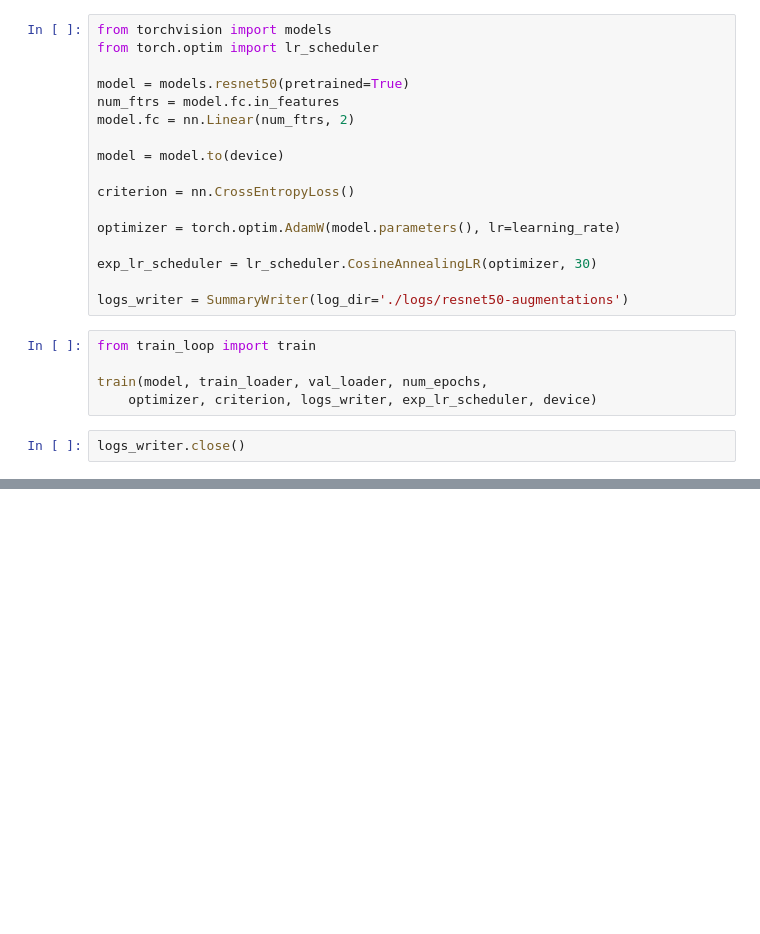
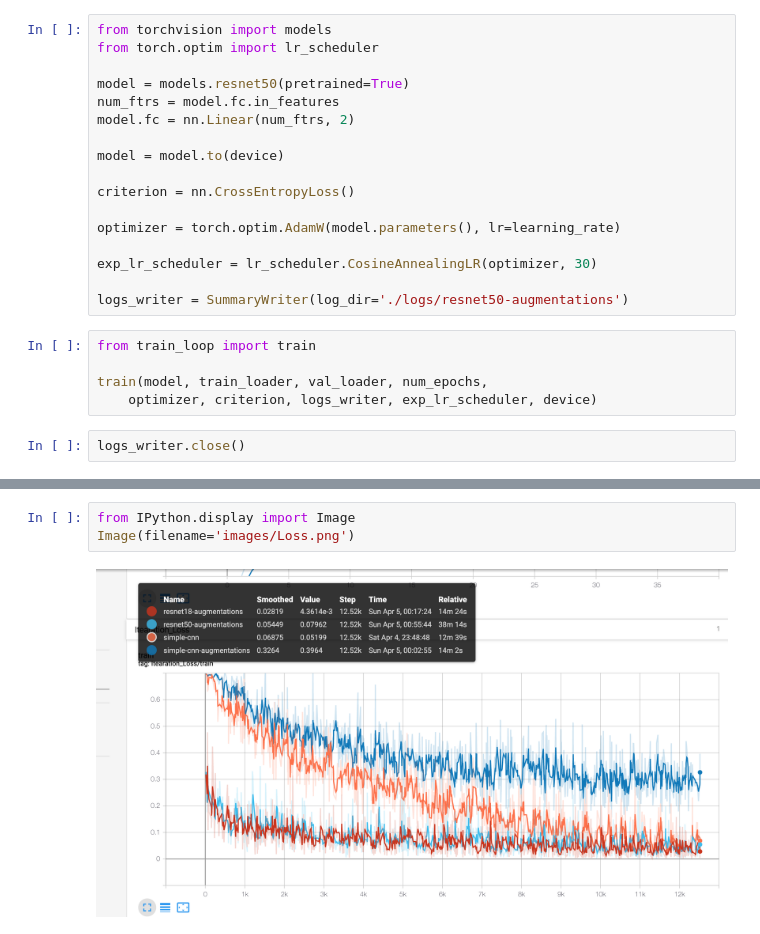
Before and after one commit to AliaksandrStasiuk/master_machine_learning_2, a Jupyter notebook: 5/Pipeline.ipynb, the cells around one changed output, grey strips where cells are left out. Drawn from its saved outputs; the diff is of its cells as text; blank space fills up the shorter version.

```diff
--- a/5/Pipeline.ipynb
+++ b/5/Pipeline.ipynb
@@ -203,0 +209,5 @@ logs_writer.close()
+# %%
+from IPython.display import Image
+Image(filename='images/Loss.png')
+# %% [output]
+[figure, added]
```
Also changed, not shown: parts of 1 cell of this notebook, 2 other files.
